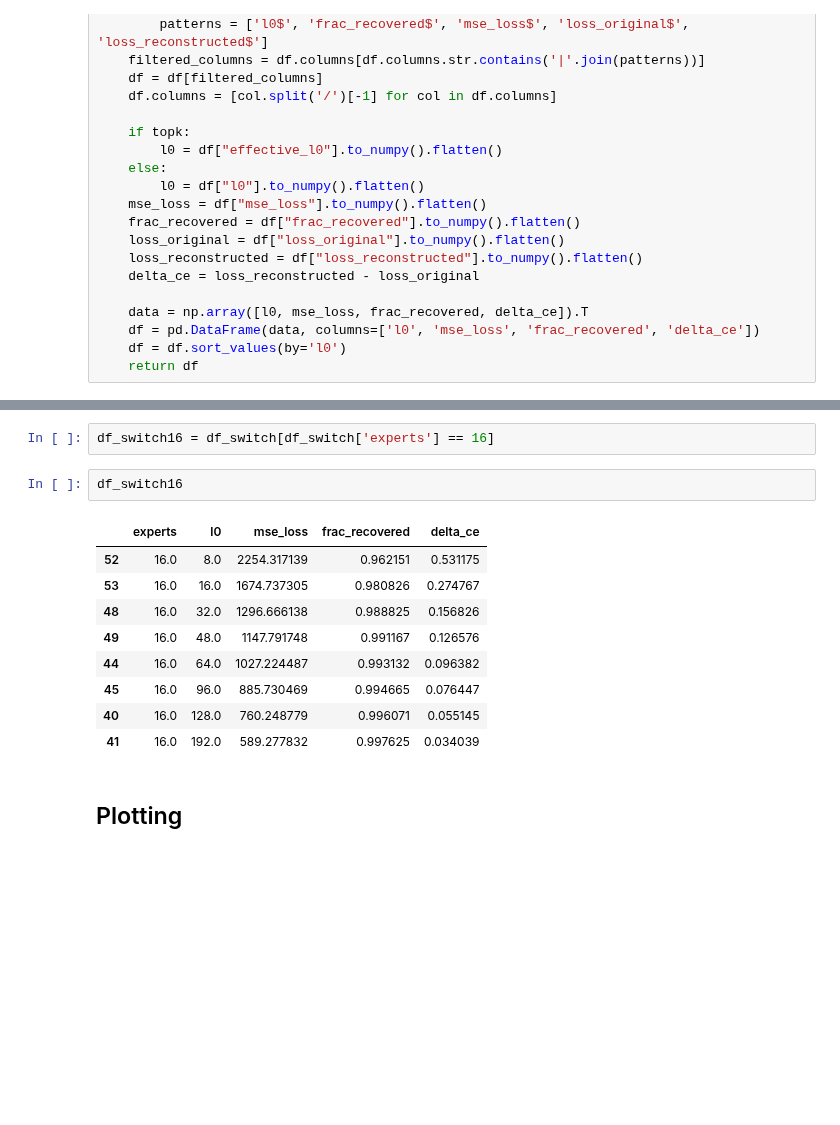
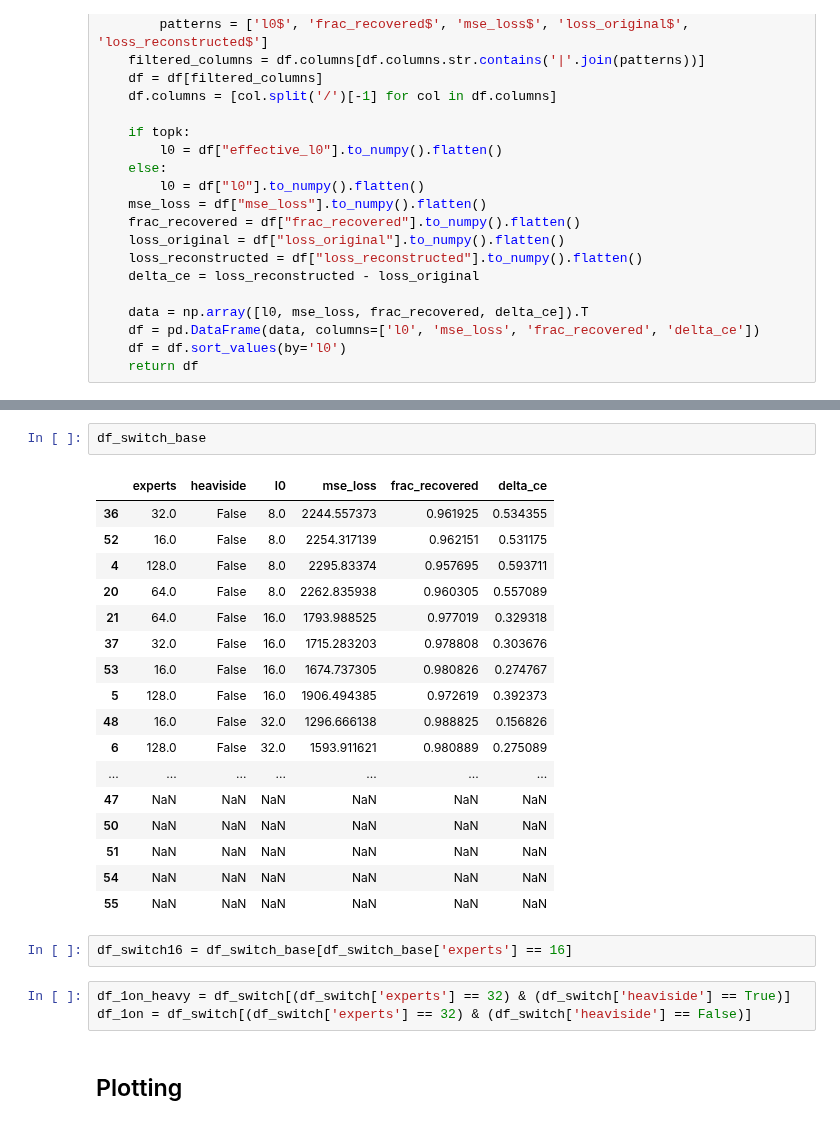
Before and after one commit to amudide/switch_sae, a Jupyter notebook: results/1on/1on.ipynb, the cells around one changed output, grey strips where cells are left out. Saved outputs shown, nothing was run; the diff lists cells and outputs as text; blank space fills up the shorter version.

```diff
--- a/results/1on/1on.ipynb
+++ b/results/1on/1on.ipynb
@@ -74,17 +83,28 @@ df_1on
+# %%
+df_switch_base
+# %% [output]
+|  | experts | heaviside | l0 | mse_loss | frac_recovered | delta_ce |
+| 36 | 32.0 | False | 8.0 | 2244.557373 | 0.961925 | 0.534355 |
+| 52 | 16.0 | False | 8.0 | 2254.317139 | 0.962151 | 0.531175 |
+| 4 | 128.0 | False | 8.0 | 2295.83374 | 0.957695 | 0.593711 |
+| 20 | 64.0 | False | 8.0 | 2262.835938 | 0.960305 | 0.557089 |
+| 21 | 64.0 | False | 16.0 | 1793.988525 | 0.977019 | 0.329318 |
+| 37 | 32.0 | False | 16.0 | 1715.283203 | 0.978808 | 0.303676 |
+| 53 | 16.0 | False | 16.0 | 1674.737305 | 0.980826 | 0.274767 |
+| 5 | 128.0 | False | 16.0 | 1906.494385 | 0.972619 | 0.392373 |
+| 48 | 16.0 | False | 32.0 | 1296.666138 | 0.988825 | 0.156826 |
+| 6 | 128.0 | False | 32.0 | 1593.911621 | 0.980889 | 0.275089 |
+| ... | ... | ... | ... | ... | ... | ... |
+| 47 | NaN | NaN | NaN | NaN | NaN | NaN |
+| 50 | NaN | NaN | NaN | NaN | NaN | NaN |
+| 51 | NaN | NaN | NaN | NaN | NaN | NaN |
+| 54 | NaN | NaN | NaN | NaN | NaN | NaN |
+| 55 | NaN | NaN | NaN | NaN | NaN | NaN |
 # %%
-df_switch16 = df_switch[df_switch['experts'] == 16]
+df_switch16 = df_switch_base[df_switch_base['experts'] == 16]
-# %%
-df_switch16
-# %% [output]
-|  | experts | l0 | mse_loss | frac_recovered | delta_ce |
-| 52 | 16.0 | 8.0 | 2254.317139 | 0.962151 | 0.531175 |
-| 53 | 16.0 | 16.0 | 1674.737305 | 0.980826 | 0.274767 |
-| 48 | 16.0 | 32.0 | 1296.666138 | 0.988825 | 0.156826 |
-| 49 | 16.0 | 48.0 | 1147.791748 | 0.991167 | 0.126576 |
-| 44 | 16.0 | 64.0 | 1027.224487 | 0.993132 | 0.096382 |
-| 45 | 16.0 | 96.0 | 885.730469 | 0.994665 | 0.076447 |
-| 40 | 16.0 | 128.0 | 760.248779 | 0.996071 | 0.055145 |
-| 41 | 16.0 | 192.0 | 589.277832 | 0.997625 | 0.034039 |
+# %%
+df_1on_heavy = df_switch[(df_switch['experts'] == 32) & (df_switch['heaviside'] == True)]
+df_1on = df_switch[(df_switch['experts'] == 32) & (df_switch['heaviside'] == False)]
 # %% [markdown]
 ## Plotting
 # %%
```
Also changed, not shown: parts of 9 cells of this notebook, 3 other files.
